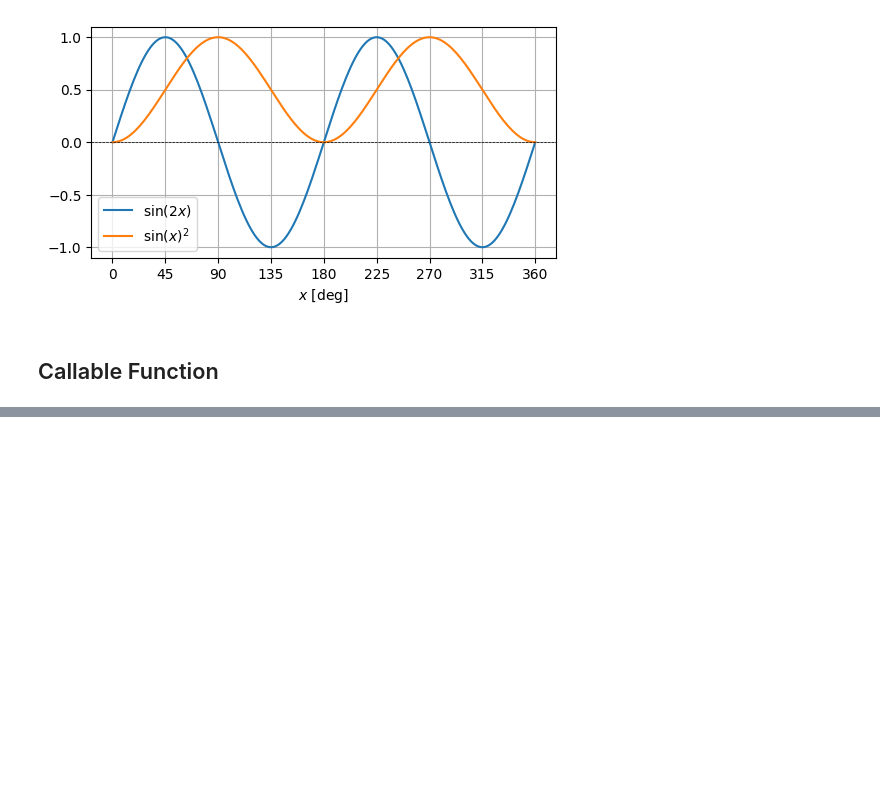
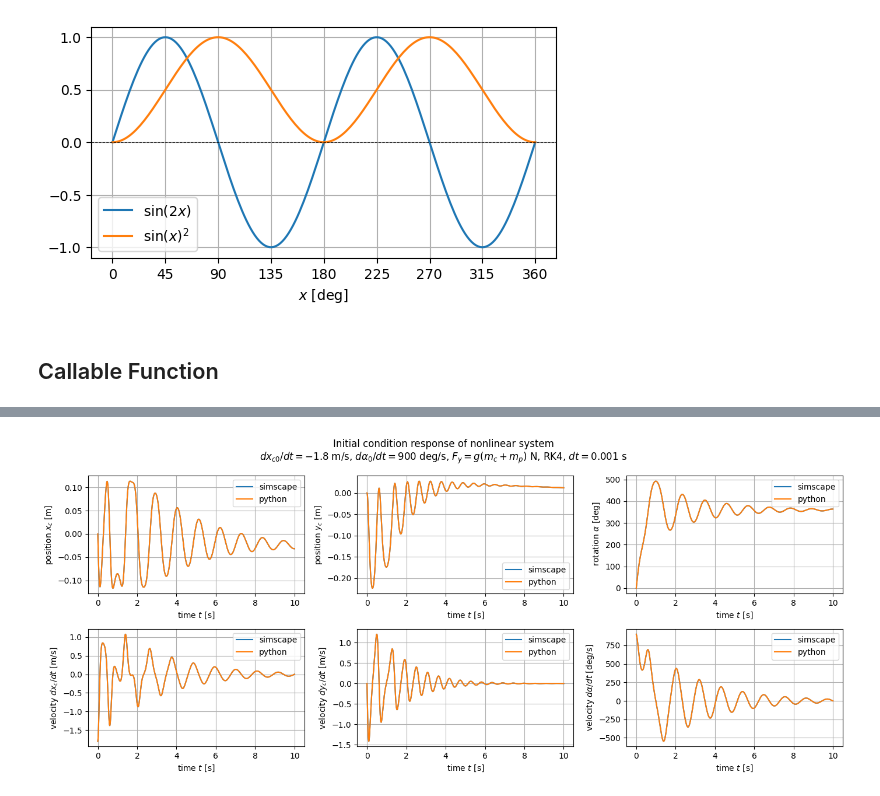
Before and after one commit to Trolobezka/OPSR-2025, a Jupyter notebook: project.ipynb, the cells around one changed output, grey strips where cells are left out. Saved outputs shown, nothing was run; the diff lists cells and outputs as text; code cells hidden in the pictures; blank space fills up the shorter version.

```diff
--- a/project.ipynb
+++ b/project.ipynb
@@ -262,0 +353,29 @@ Imported modules:
+# %%
+sim_initial_2 = rk4(
+    f_func=non_lin_dynamics_c,
+    u_func=lambda x, t: u0,
+    x0=np.array([0, 0, math.radians(0), -1.8, 0, math.radians(900)], dtype=np.float64),
+    n=6,
+    m=2,
+    dt=0.001,
+    t0=0,
+    t1=10,
+)
+
+from simscape.simscape_initial_2 import data as simscape_initial_2
+
+plt.figure(figsize=(14, 6))
+plot(*simscape_initial_2.T, label="simscape")
+plot(sim_initial_2[0], *sim_initial_2[1].T, label="python")
+plt.suptitle(
+    r"Initial condition response of nonlinear system"
+    "\n"
+    r"$dx_{c0}/dt = -1.8$ m/s, $d\alpha_0/dt = 900$ deg/s, "
+    r"$F_y = g (m_c + m_p)$ N, RK4, $dt = 0.001$ s"
+)
+plt.tight_layout()
+plt.show()
+
+del simscape_initial_2
+# %% [output]
+[figure, added]
```
Also changed, not shown: parts of 8 cells of this notebook, 5 other files.
